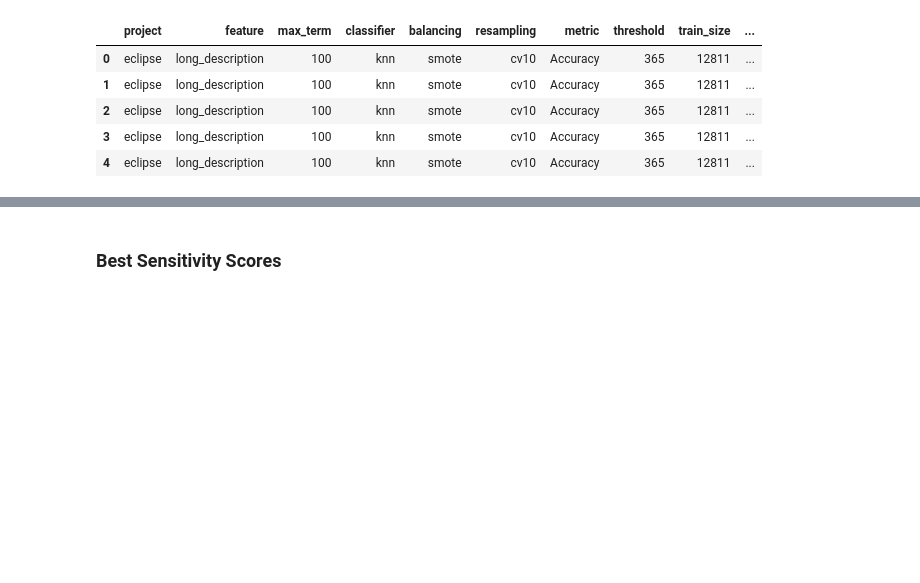
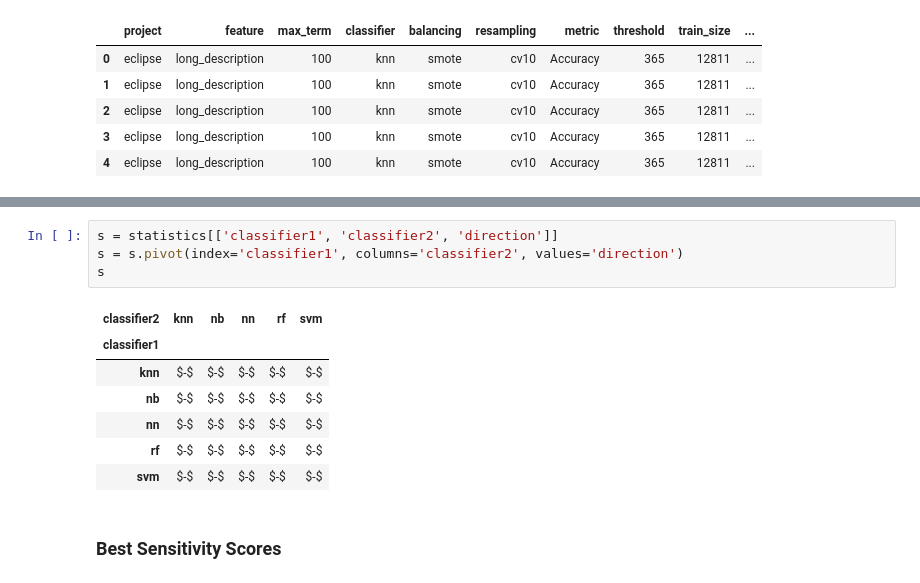
Before and after one commit to gomesluiz/long-lived-bug-predictor, a Jupyter notebook: notebooks/20200912_long_lived_prediction_rq4_data_analysis.ipynb, the cells around one changed output, grey strips where cells are left out. Cells and saved outputs as stored; diff of their text form; blank space fills up the shorter version.

```diff
--- a/notebooks/20200912_long_lived_prediction_rq4_data_analysis.ipynb
+++ b/notebooks/20200912_long_lived_prediction_rq4_data_analysis.ipynb
@@ -270,3 +265,15 @@ statistics.head()
+# %%
+s = statistics[['classifier1', 'classifier2', 'direction']]
+s = s.pivot(index='classifier1', columns='classifier2', values='direction')
+s
+# %% [output]
+| classifier2 | knn | nb | nn | rf | svm |
+| classifier1 |  |  |  |  |  |
+| knn | $-$ | $-$ | $-$ | $-$ | $-$ |
+| nb | $-$ | $-$ | $-$ | $-$ | $-$ |
+| nn | $-$ | $-$ | $-$ | $-$ | $-$ |
+| rf | $-$ | $-$ | $-$ | $-$ | $-$ |
+| svm | $-$ | $-$ | $-$ | $-$ | $-$ |
 # %% [markdown]
 ### Best Sensitivity Scores
 # %% [markdown]
```
Also changed, not shown: parts of 10 cells of this notebook, 5 other files.
